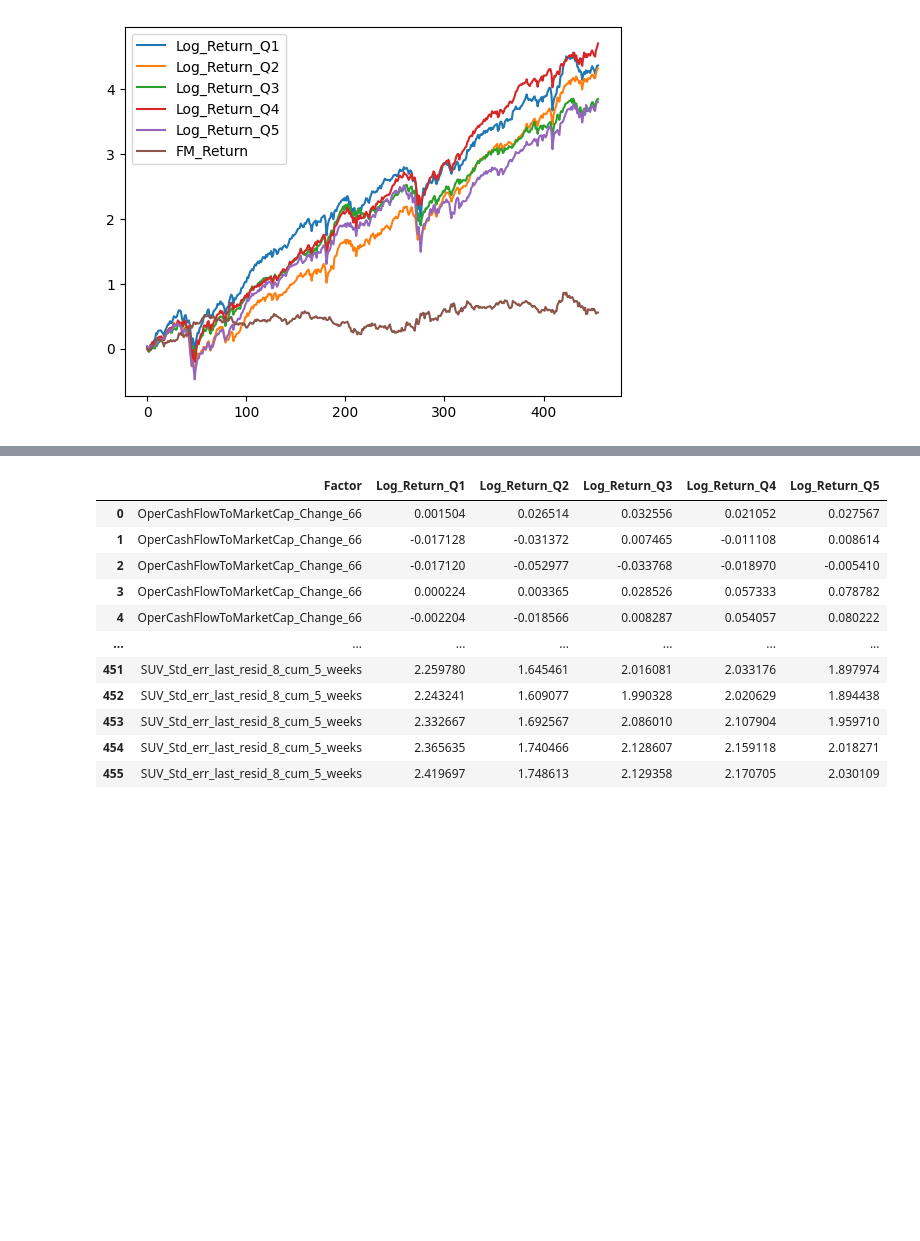
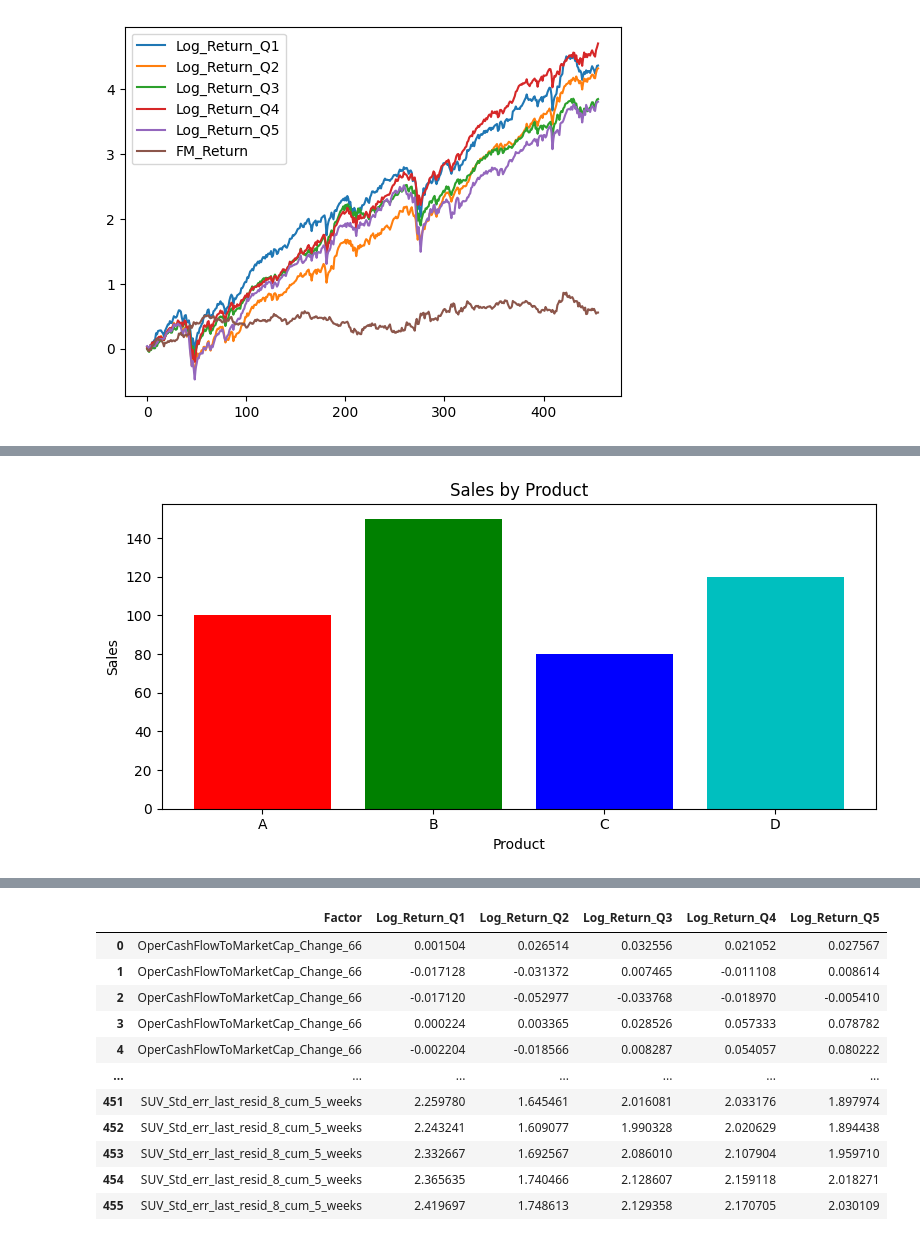
Before and after one commit to michaldufek/EBC-PYT, a Jupyter notebook: lecture_10/test.ipynb, the cells around one changed output, grey strips where cells are left out. Cells and saved outputs as stored; diff of their text form; code cells hidden in the pictures; blank space fills up the shorter version.

```diff
--- a/lecture_10/test.ipynb
+++ b/lecture_10/test.ipynb
@@ -358,0 +386,21 @@ df_csv.iloc[:, 6:].cumsum().plot()
+# %%
+# Creating a DataFrame for sales data
+data = {
+    "Product": ["A", "B", "C", "D"],
+    "Sales": [100, 150, 80, 120]
+}
+
+df = pd.DataFrame(data)
+
+# Creating a bar plot for product sales
+plt.figure(figsize=(8, 4))
+plt.bar(df["Product"], df["Sales"], color=["r", "g", "b", "c"])
+
+plt.title("Sales by Product")
+plt.xlabel("Product")
+plt.ylabel("Sales")
+plt.tight_layout()
+
+plt.show()
+# %% [output]
+[figure, added]
```
Also changed, not shown: parts of 4 cells of this notebook.
